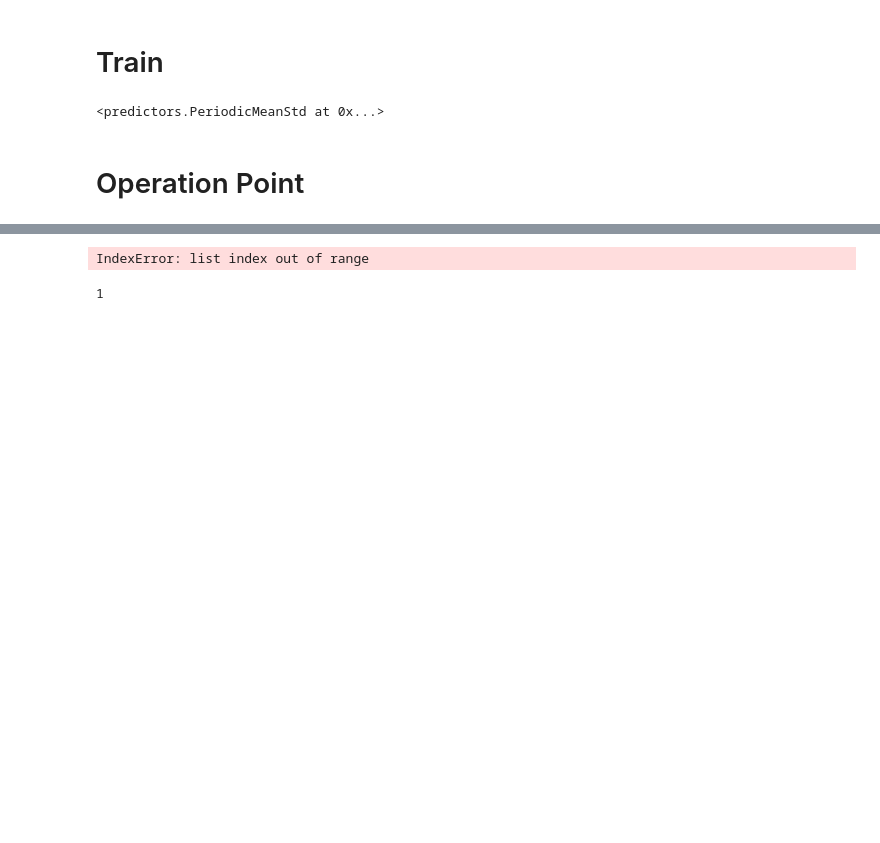
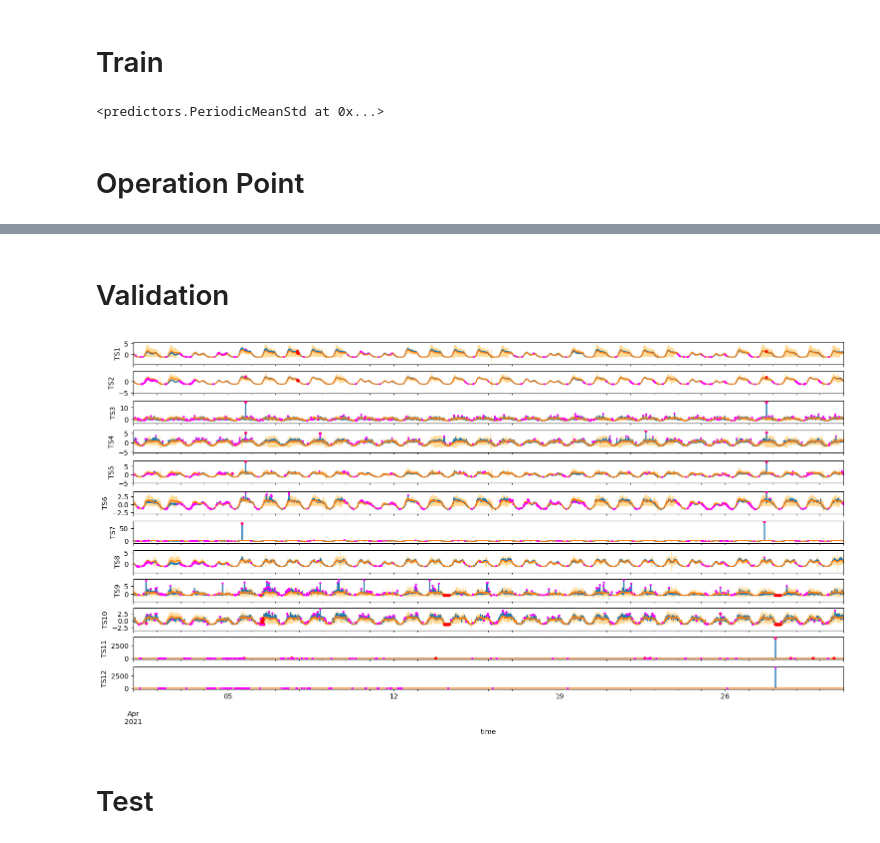
Before and after one commit to GastonGarciaGonzalez/Time-Serie-Anomaly-Detectors, a Jupyter notebook: deterministics/PeriodicMeanStd_test.ipynb, the cells around one changed output, grey strips where cells are left out. Saved outputs shown, nothing was run; the diff lists cells and outputs as text; code cells hidden in the pictures; blank space fills up the shorter version.

Commit message:
test avanzado

```diff
--- a/deterministics/PeriodicMeanStd_test.ipynb
+++ b/deterministics/PeriodicMeanStd_test.ipynb
@@ -10,9 +11,14 @@ model = PeriodicMeanStd(flag_week=True, flag_hour=True, flag_minute=True)
 #Data train
 path = "/home/gastong/Documentos/TELCO/v0/"
 filenames = ["TELCO_data_2021_01.zip", "TELCO_data_2021_02.zip", "TELCO_data_2021_03.zip"]
+labels_filenames = ["TELCO_labels_2021_01.zip", "TELCO_labels_2021_02.zip", "TELCO_labels_2021_03.zip"]
+
 data_train = pd.DataFrame()
+labels_train = pd.DataFrame()
+
 for i in range(3):
     data_train = pd.concat([data_train, pd.read_csv(path+filenames[i])])
+    labels_train = pd.concat([labels_train, pd.read_csv(path+labels_filenames[i])])
 # %%
 def set_index(dataRaw):
     col_time = dataRaw.columns[0]
@@ -50,3 +67,5 @@ False
+# %% [markdown]
+# Validation
 # %%
 #Data val
 filenames = "TELCO_data_2021_04.zip"
@@ -54,11 +73,41 @@ labels_filenames = "TELCO_labels_2021_04.zip"
 
 data_val = pd.read_csv(path+filenames)
 labels_val = pd.read_csv(path+labels_filenames)
+
+data_val = fill(set_index(data_val))
+labels_val = set_index(labels_val)
-# %%
-model.alpha_selection(data_val, labels_val, custom_metrics=True, max_alpha=5)
-# %% [output]
-IndexError: list index out of range
-# %%
-len(model.conditions)
-# %% [output]
-1
+# %%
+results, mean_p, th_d, th_u = model.predict(data_val)
+# %%
+fig, axes = plt.subplots(12, 1, figsize=(15,8), constrained_layout=True, sharex=True)
+
+# plot counter
+count=0
+data = data_val.copy()
+labels = labels_val.copy()
+
+for r in range(12):
+    for c in range(1):
+        data[data.columns[count]].plot(ax=axes[r])
+        mean_p[mean_p.columns[count]].plot(ax=axes[r])
+        axes[r].fill_between(data[data.columns[count]].index,
+                         th_u[data.columns[count]],
+                         th_d[data.columns[count]],
+                         facecolor='orange', alpha=0.4, interpolate=True)
+        axes[r].scatter(x=data[data.columns[count]].index,
+                y=data[data.columns[count]].values,
+                s=10*labels[labels.columns[count]].values,
+                c='red',
+                zorder=5)
+        axes[r].scatter(x=data[data.columns[count]].index,
+                y=data[data.columns[count]].values,
+                s=3*results[results.columns[count]].values,
+                c='magenta',
+                zorder=10)
+        axes[r].set_ylabel(data.columns[count])
+        count+=1
+#plt.savefig("TELCO_data_2021_labeled.pdf")
+# %% [output]
+[figure, added]
+# %% [markdown]
+# Test
```
Also changed, not shown: parts of 8 cells of this notebook, 1 other file.
